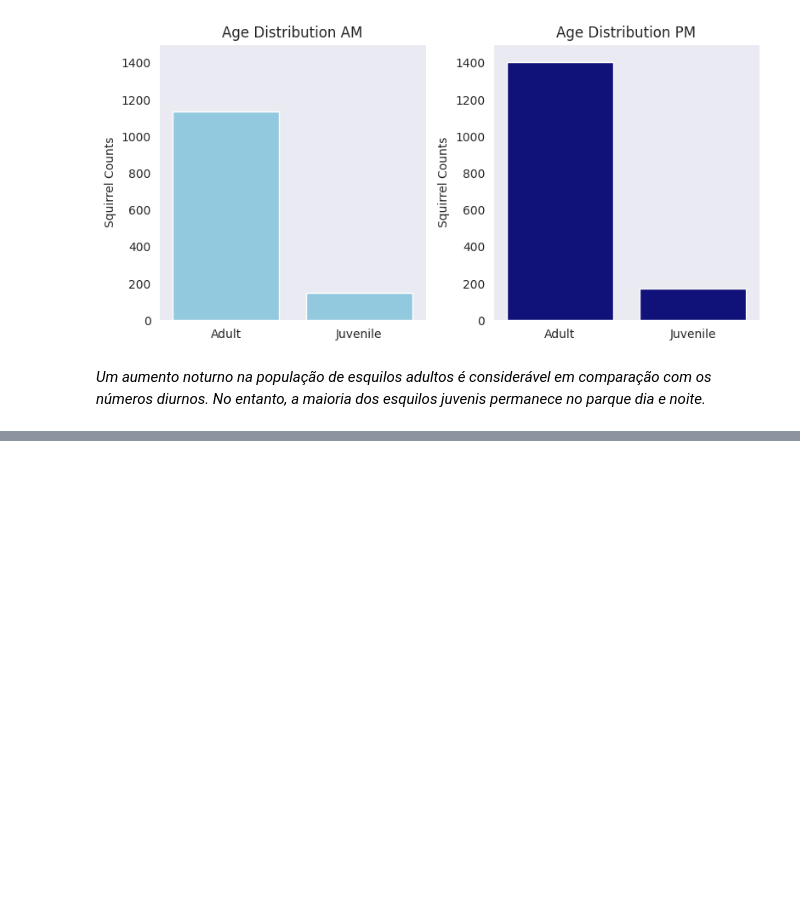
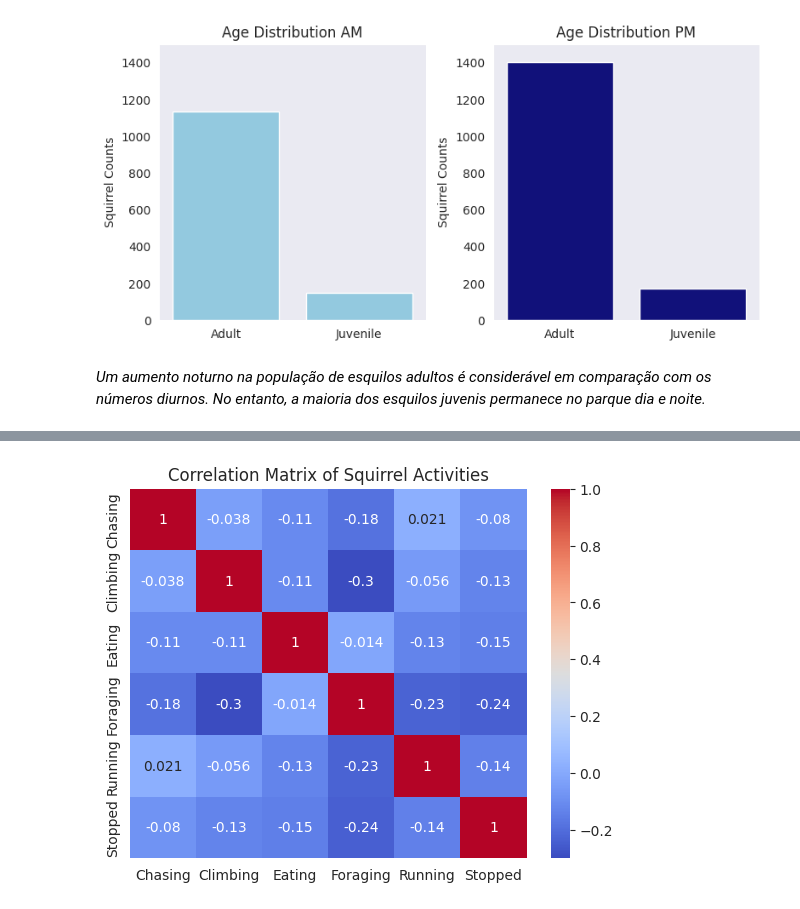
Before and after one commit to Mustasheep/Central-Park-Squirrel-Census, a Jupyter notebook: Central_Park_Squirrel_Census.ipynb, the cells around one changed output, grey strips where cells are left out. Cells and saved outputs as stored; diff of their text form; code cells hidden in the pictures; blank space fills up the shorter version.

```diff
--- a/Central_Park_Squirrel_Census.ipynb
+++ b/Central_Park_Squirrel_Census.ipynb
@@ -223,0 +235,7 @@ _Um aumento noturno na população de esquilos adultos é considerável em compa
+# %%
+activity_corr = new_squirrel_data['Activities'].str.get_dummies(sep=', ').corr()
+sns.heatmap(activity_corr, annot=True, cmap='coolwarm')
+plt.title('Correlation Matrix of Squirrel Activities')
+plt.show()
+# %% [output]
+[figure, added]
```
Also changed, not shown: parts of 9 cells of this notebook.
